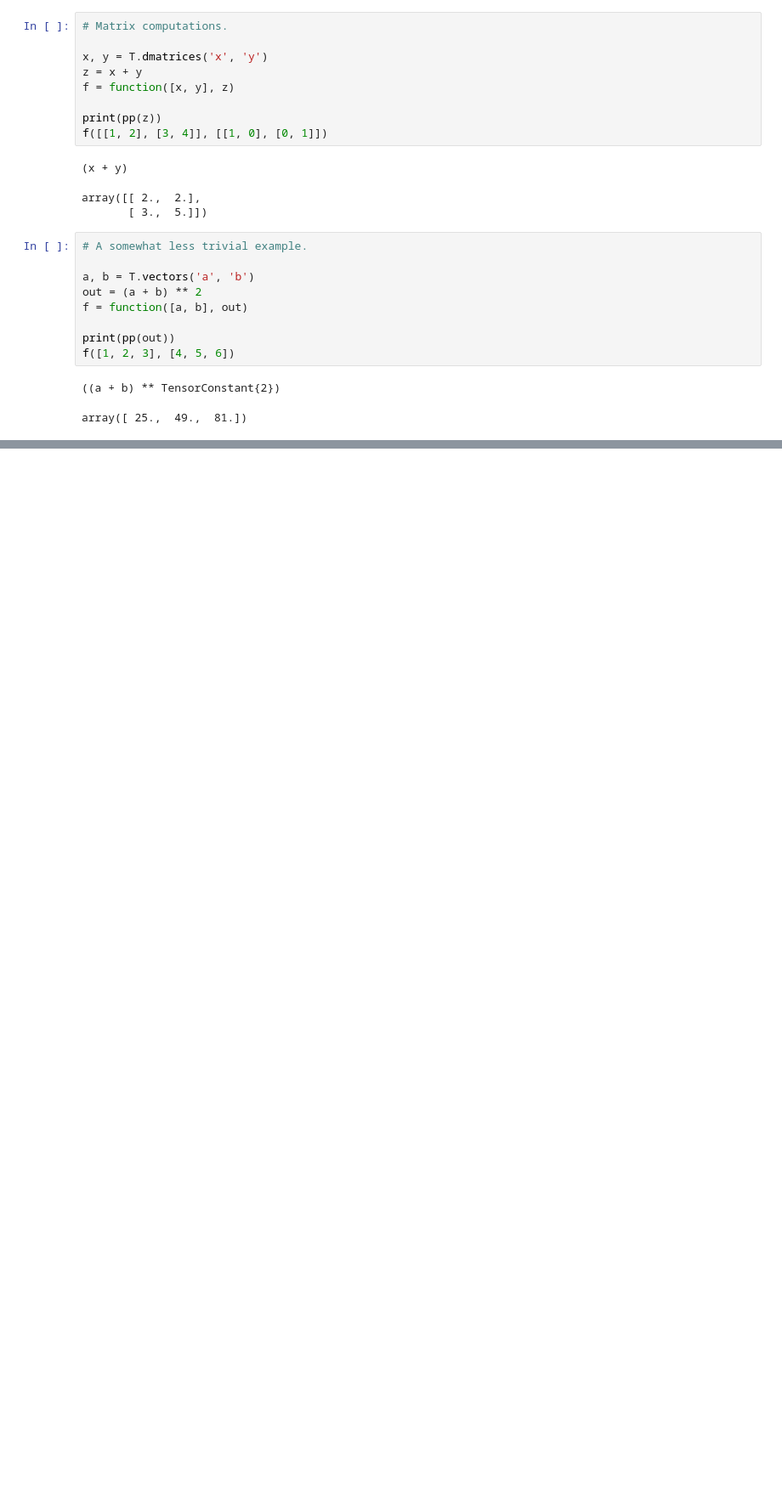
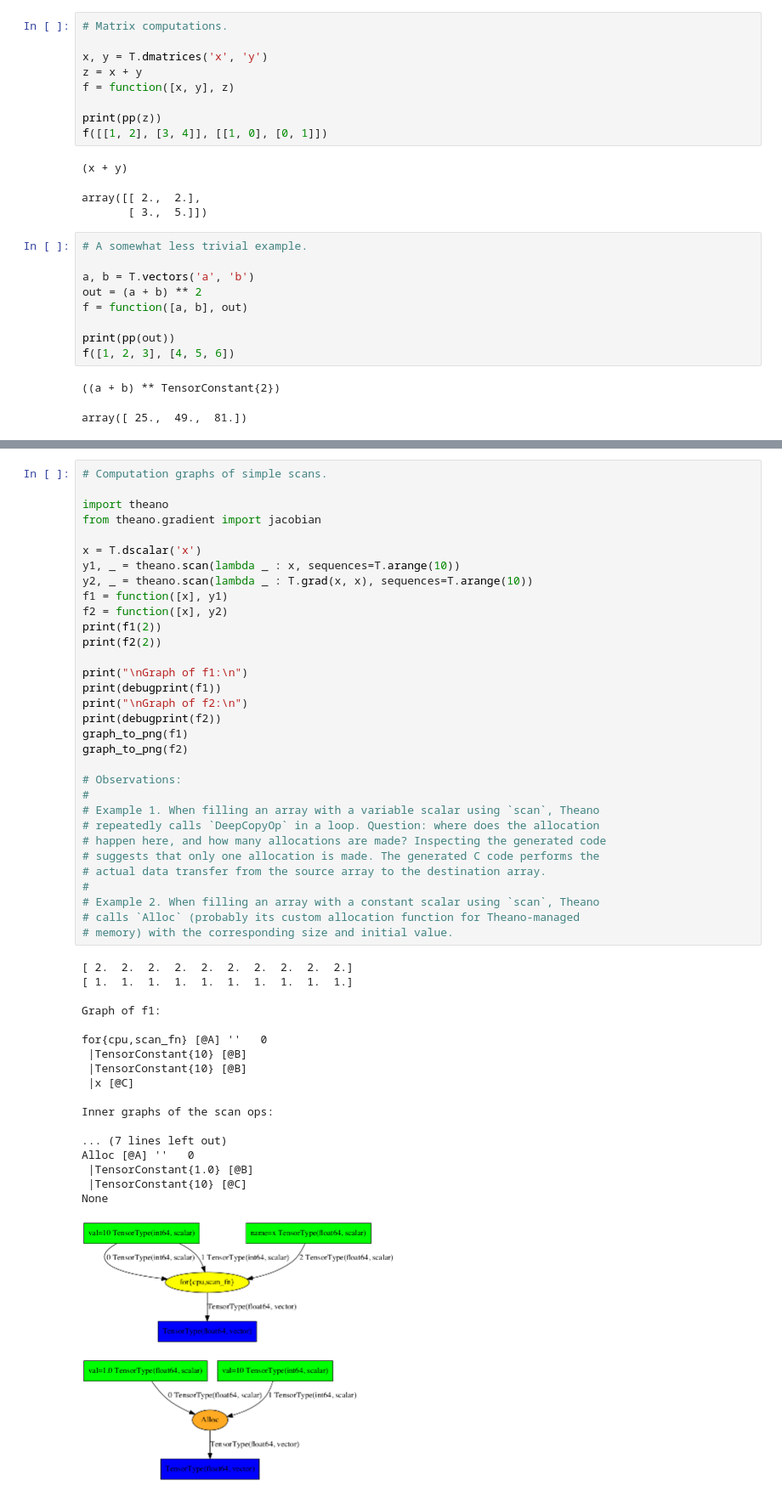
Before and after one commit to adityaramesh/theano_notes, a Jupyter notebook: notebooks/notes.ipynb, the cells around one changed output, grey strips where cells are left out. Shown at 85% size. Drawn from its saved outputs; the diff is of its cells as text; blank space fills up the shorter version.

```diff
--- a/notebooks/notes.ipynb
+++ b/notebooks/notes.ipynb
@@ -87,0 +151,52 @@ display(SVG(pydotprint(f, return_image=True, format='svg')))
+# %%
+# Computation graphs of simple scans.
+
+import theano
+from theano.gradient import jacobian
+
+x = T.dscalar('x')
+y1, _ = theano.scan(lambda _ : x, sequences=T.arange(10))
+y2, _ = theano.scan(lambda _ : T.grad(x, x), sequences=T.arange(10))
+f1 = function([x], y1)
+f2 = function([x], y2)
+print(f1(2))
+print(f2(2))
+
+print("\nGraph of f1:\n")
+print(debugprint(f1))
+print("\nGraph of f2:\n")
+print(debugprint(f2))
+graph_to_png(f1)
+graph_to_png(f2)
+
+# Observations:
+#
+# Example 1. When filling an array with a variable scalar using `scan`, Theano
+# repeatedly calls `DeepCopyOp` in a loop. Question: where does the allocation
+# happen here, and how many allocations are made? Inspecting the generated code
+# suggests that only one allocation is made. The generated C code performs the
+# actual data transfer from the source array to the destination array.
+#
+# Example 2. When filling an array with a constant scalar using `scan`, Theano
+# calls `Alloc` (probably its custom allocation function for Theano-managed
+# memory) with the corresponding size and initial value.
+# %% [output]
+[ 2.  2.  2.  2.  2.  2.  2.  2.  2.  2.]
+[ 1.  1.  1.  1.  1.  1.  1.  1.  1.  1.]
+
+Graph of f1:
+
+for{cpu,scan_fn} [@A] ''   0
+ |TensorConstant{10} [@B]
+ |TensorConstant{10} [@B]
+ |x [@C]
+
+Inner graphs of the scan ops:
+
+... (7 lines left out)
+Alloc [@A] ''   0
+ |TensorConstant{1.0} [@B]
+ |TensorConstant{10} [@C]
+None
+[figure, added]
+[figure, added]
```
Also changed, not shown: parts of 10 cells of this notebook.
